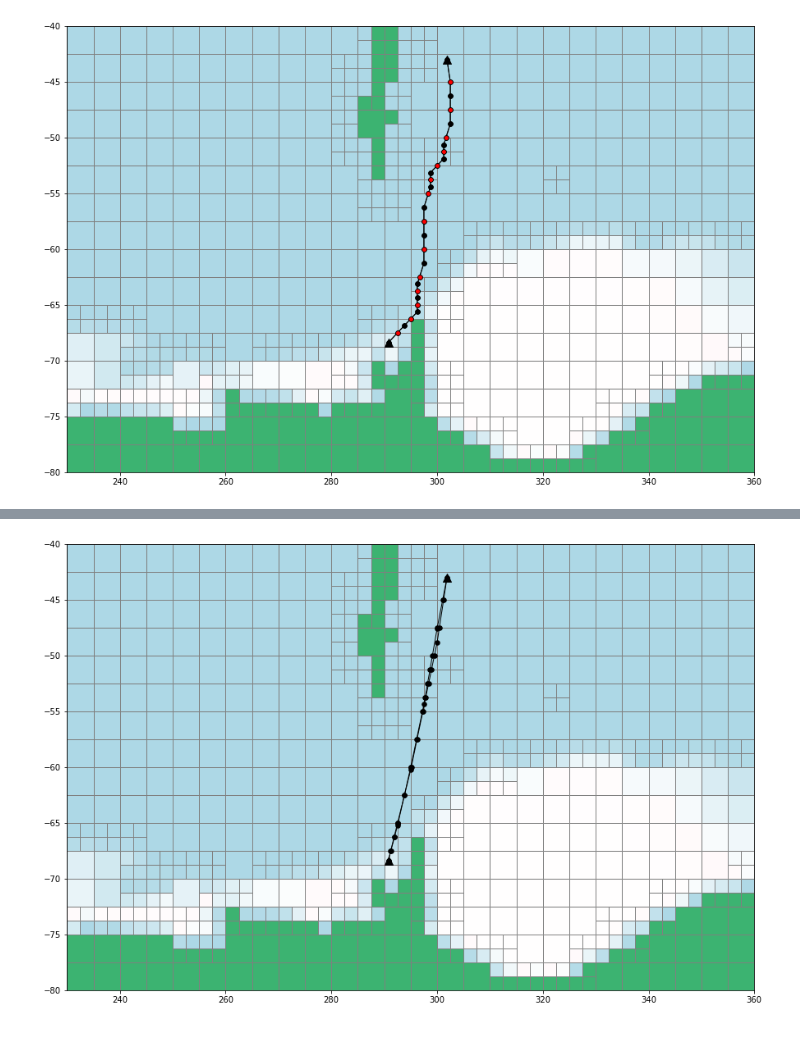
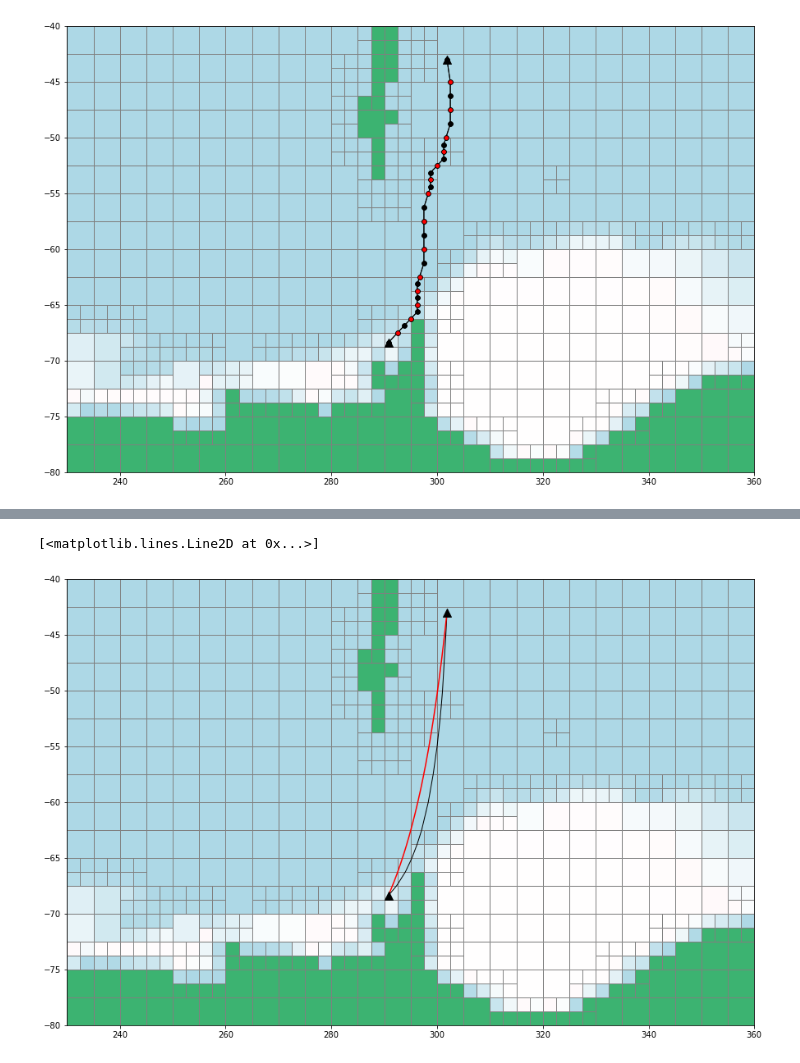
Before and after one commit to antarctica/PolarRoute, a Jupyter notebook: Examples/PathSmoothing/ArgentineSea_MargueriteBay.ipynb, the cells around one changed output, grey strips where cells are left out. Drawn from its saved outputs; the diff is of its cells as text; code cells hidden in the pictures.

Commit message:
Path Smoothing - Still Incomplete but inhereting Sam's current formulatios

```diff
--- a/Examples/PathSmoothing/ArgentineSea_MargueriteBay.ipynb
+++ b/Examples/PathSmoothing/ArgentineSea_MargueriteBay.ipynb
@@ -6,3 +1,29 @@ from RoutePlanner.Optimisation import TravelTime
+# %%
+import pandas as pd
+from RoutePlanner.CellGrid import CellGrid
+from RoutePlanner.IO import LoadIcePoints, LoadCurrentPoints
+from RoutePlanner.Optimisation import TravelTime
+
+def GreatCircle(Start_p,End_p):
+    import pyproj
+    import numpy as np
+    startlong, startlat = Start_p
+    endlong, endlat     = End_p
+    startlong = startlong-360
+    endlong   = endlong-360
+
+    # calculate distance between points
+    g = pyproj.Geod(ellps='WGS84')
+    (az12, az21, dist) = g.inv(startlong, startlat, endlong, endlat)
+
+    # calculate line string along path with segments <= 1 km
+    lonlats = g.npts(startlong, startlat, endlong, endlat,
+                    1 + int(dist / 1000))
+
+    lonlats = np.array(lonlats)
+    lonlats[:,0] = lonlats[:,0]+360
+
+    return lonlats
 # %%
 OptInfo = {}
 OptInfo['Bounds Longitude']     = [230,360]
@@ -66,4 +74,8 @@ Box1=(-65.02560291735855,292.5132796796583);Box2
-# %%
-ax = TT.PlotPaths(routepoints=True)
-# %% [output]
-[figure, removed]
+# %%
+PATH1 =  TT.Paths[0]['Path']['FullPath']
+ax = TT.PlotPaths(routepoints=False)
+gc = GreatCircle((PATH1[0,0],PATH1[0,1]),(PATH1[-1,0],PATH1[-1,1]))
+ax.plot(gc[:,0],gc[:,1],'r')
+# %% [output]
+[<matplotlib.lines.Line2D at 0x...>]
+[figure, added]
```
Also changed, not shown: parts of 9 cells of this notebook, 17 other files.
